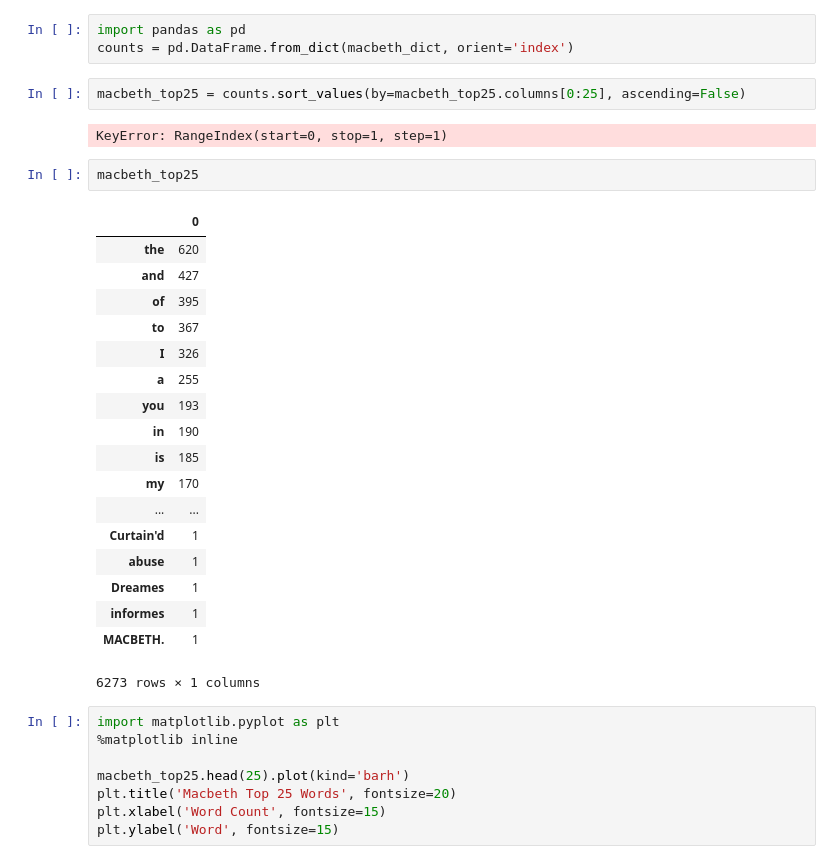
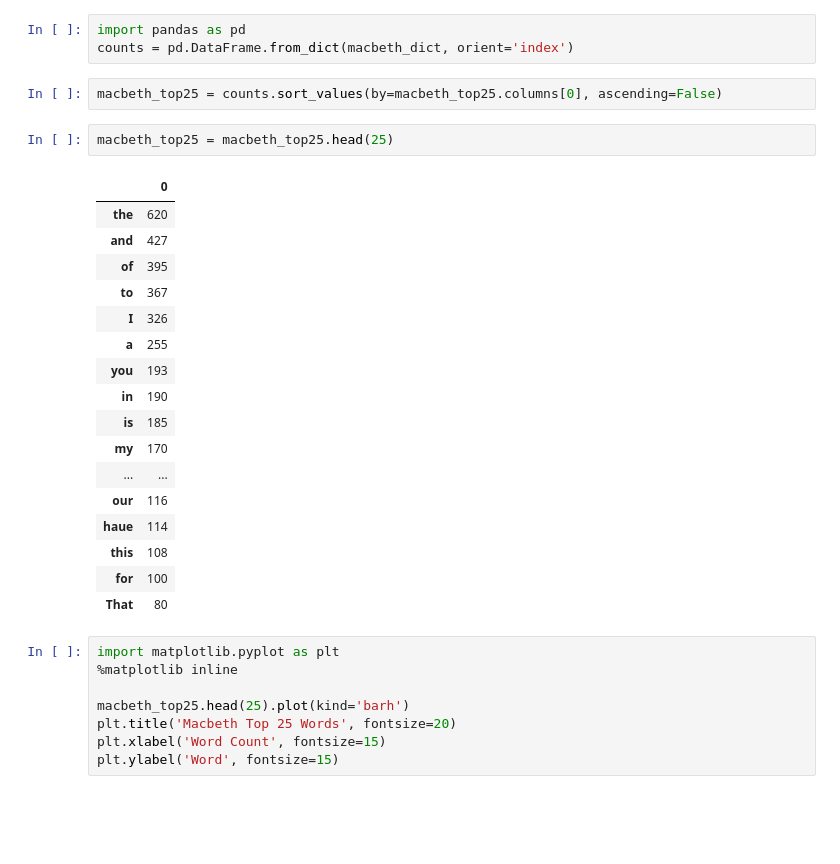
Before and after one commit to mandoiwanaga/dsc-0-01-23-project-lab-seattle-ds-career-040119, a Jupyter notebook: index.ipynb, the cells around one changed output. Saved outputs shown, nothing was run; the diff lists cells and outputs as text; blank space fills up the shorter version.

```diff
--- a/index.ipynb
+++ b/index.ipynb
@@ -81,30 +81,27 @@ len(macbeth_dict.keys())
 import pandas as pd
 counts = pd.DataFrame.from_dict(macbeth_dict, orient='index')
 # %%
-macbeth_top25 = counts.sort_values(by=macbeth_top25.columns[0:25], ascending=False)
+macbeth_top25 = counts.sort_values(by=macbeth_top25.columns[0], ascending=False)
-# %% [output]
-KeyError: RangeIndex(start=0, stop=1, step=1)
-# %%
-macbeth_top25
-# %% [output]
-|  | 0 |
-| the | 620 |
-| and | 427 |
-| of | 395 |
-| to | 367 |
-| I | 326 |
-| a | 255 |
-| you | 193 |
-| in | 190 |
-| is | 185 |
-| my | 170 |
-| ... | ... |
-| Curtain'd | 1 |
-| abuse | 1 |
-| Dreames | 1 |
-| informes | 1 |
-| MACBETH. | 1 |
-6273 rows × 1 columns
+# %%
+macbeth_top25 = macbeth_top25.head(25)
+# %% [output]
+|  | 0 |
+| the | 620 |
+| and | 427 |
+| of | 395 |
+| to | 367 |
+| I | 326 |
+| a | 255 |
+| you | 193 |
+| in | 190 |
+| is | 185 |
+| my | 170 |
+| ... | ... |
+| our | 116 |
+| haue | 114 |
+| this | 108 |
+| for | 100 |
+| That | 80 |
 # %%
 import matplotlib.pyplot as plt
 %matplotlib inline
```
